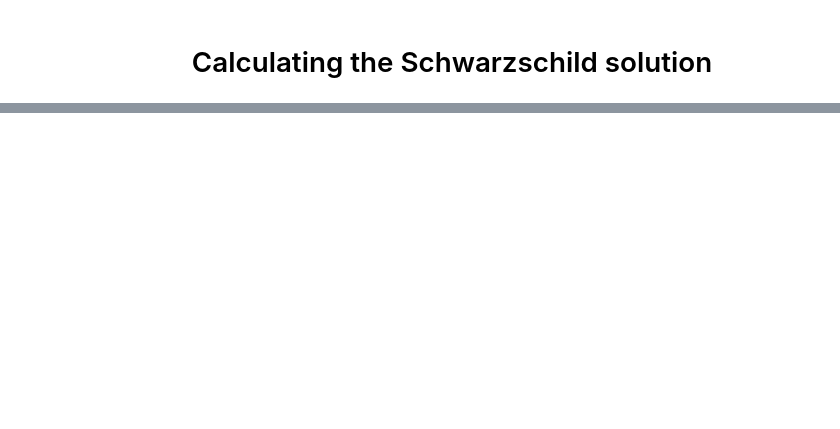
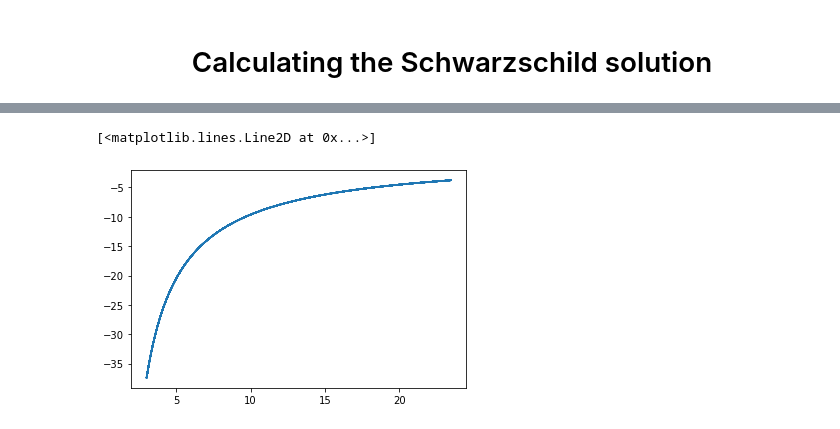
Before and after one commit to cottrellashley/general_relativity, a Jupyter notebook: GeneralRelativity.ipynb, the cells around one changed output, grey strips where cells are left out. Saved outputs shown, nothing was run; the diff lists cells and outputs as text; code cells hidden in the pictures; blank space fills up the shorter version.

```diff
--- a/GeneralRelativity.ipynb
+++ b/GeneralRelativity.ipynb
@@ -629,0 +719,5 @@ smp.e
+# %%
+rd = ans.T[0]
+drdtd = ans.T[1]
+thetad = ans.T[2]
+dthetadtd = ans.T[3]
@@ -629,0 +734,9 @@ smp.e
+# %%
+m = 1
+l = 1.125
+r_s = 200
+V = 1/2 + (l**2)/(2*rd**2) - (r_s)/(2*rd) - (r_s*l**2)/(2*rd**3)
+plt.plot(rd, V)
+# %% [output]
+[<matplotlib.lines.Line2D at 0x...>]
+[figure, added]
```
Also changed, not shown: parts of 129 cells of this notebook.
